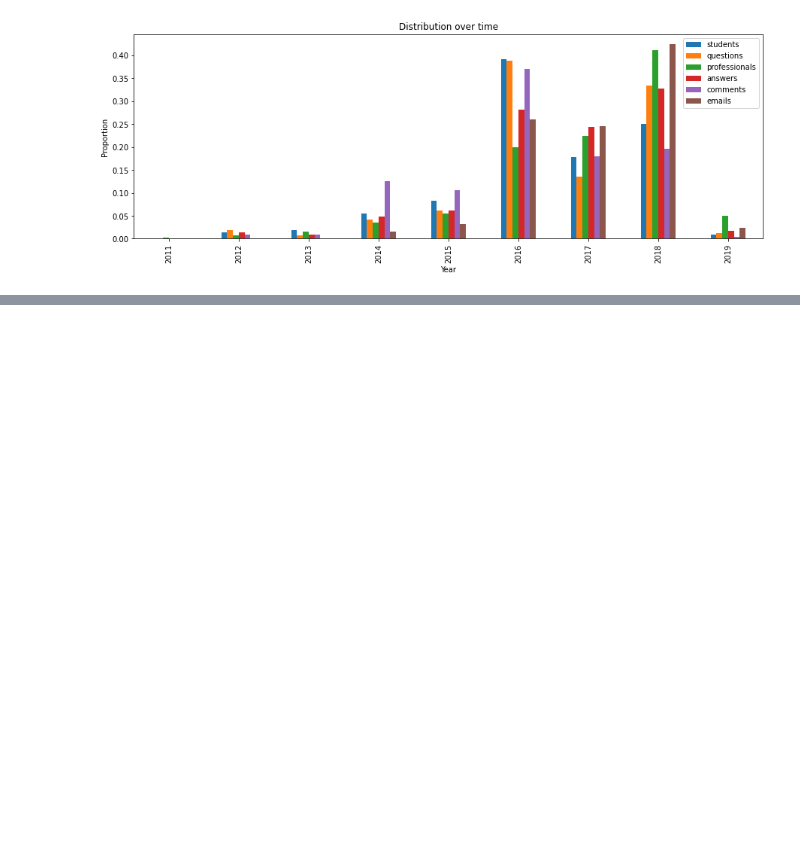
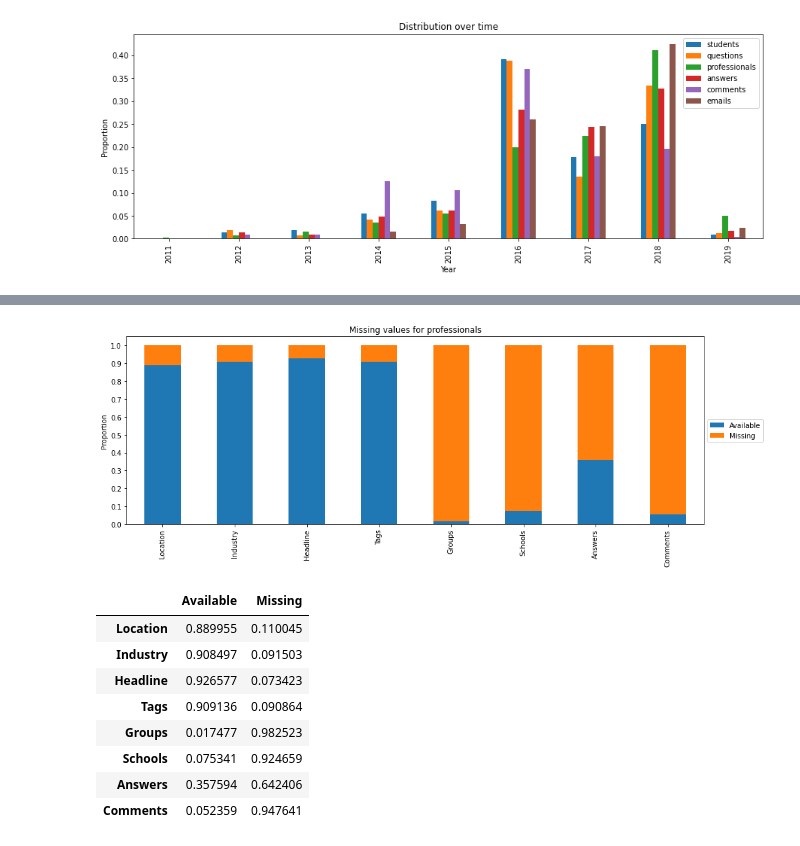
Before and after one commit to sayalidzambre/Learning, a Jupyter notebook: ML/Recommender/Recommender_System.ipynb, the cells around one changed output, grey strips where cells are left out. Cells and saved outputs as stored; diff of their text form; code cells hidden in the pictures; blank space fills up the shorter version.

Commit message:
Missing value and LDA

```diff
--- a/ML/Recommender/Recommender_System.ipynb
+++ b/ML/Recommender/Recommender_System.ipynb
@@ -388,0 +391,6 @@ If we see after 2016 only data
+# %%
+temp = professionals[['professionals_location', 'professionals_industry', 'professionals_headline']].fillna('Missing')
+temp = temp.applymap(lambda x: x if x == 'Missing' else 'Available')
+plt_professionals_location = temp.groupby('professionals_location').size()/len(temp.index)
+plt_professionals_industry = temp.groupby('professionals_industry').size()/len(temp.index)
+plt_professionals_headline = temp.groupby('professionals_headline').size()/len(temp.index)
@@ -388,0 +415,43 @@ If we see after 2016 only data
+# %%
+plt_professionals_tags = tag_users['tag_users_user_id'].unique()
+plt_professionals_tags = professionals['professionals_id'].apply(lambda x: 'Available' if x in plt_professionals_tags else 'Missing').rename('professionals_tags')
+plt_professionals_tags = plt_professionals_tags.groupby(plt_professionals_tags).size()/len(plt_professionals_tags.index)
+plt_professionals_group = group_memberships['group_memberships_user_id'].unique()
+plt_professionals_group = professionals['professionals_id'].apply(lambda x: 'Available' if x in plt_professionals_group else 'Missing').rename('professionals_groups')
+plt_professionals_group = plt_professionals_group.groupby(plt_professionals_group).size()/len(plt_professionals_group.index)
+plt_professionals_school = school_memberships['school_memberships_user_id'].unique()
+plt_professionals_school = professionals['professionals_id'].apply(lambda x: 'Available' if x in plt_professionals_school else 'Missing').rename('professionals_schools')
+plt_professionals_school = plt_professionals_school.groupby(plt_professionals_school).size()/len(plt_professionals_school.index)
+# %%
+temp = professionals[['professionals_answers_count', 'professionals_comments_count']]
+temp = temp.applymap(lambda x: 'Available' if x > 0 else 'Missing')
+plt_professionals_answers = temp.groupby('professionals_answers_count').size()/len(temp.index)
+plt_professionals_comments = temp.groupby('professionals_comments_count').size()/len(temp.index)
+# %%
+plt_data = pd.DataFrame({'Location': plt_professionals_location,
+                        'Industry': plt_professionals_industry,
+                        'Headline': plt_professionals_headline,
+                        'Tags': plt_professionals_tags,
+                        'Groups': plt_professionals_group,
+                        'Schools': plt_professionals_school,
+                        'Answers': plt_professionals_answers,
+                        'Comments': plt_professionals_comments,})
+
+plt_data.T.plot(kind='bar', stacked=True, figsize=(15, 5))
+plt.ylabel('Proportion')
+plt.title('Missing values for professionals')
+plt.yticks(np.arange(0, 1.05, 0.1))
+plt.legend(loc='center left', bbox_to_anchor=(1, 0.5))
+plt.show()
+plt_data.T
+# %% [output]
+[figure, added]
+|  | Available | Missing |
+| Location | 0.889955 | 0.110045 |
+| Industry | 0.908497 | 0.091503 |
+| Headline | 0.926577 | 0.073423 |
+| Tags | 0.909136 | 0.090864 |
+| Groups | 0.017477 | 0.982523 |
+| Schools | 0.075341 | 0.924659 |
+| Answers | 0.357594 | 0.642406 |
+| Comments | 0.052359 | 0.947641 |
```
Also changed, not shown: parts of 34 cells of this notebook.
